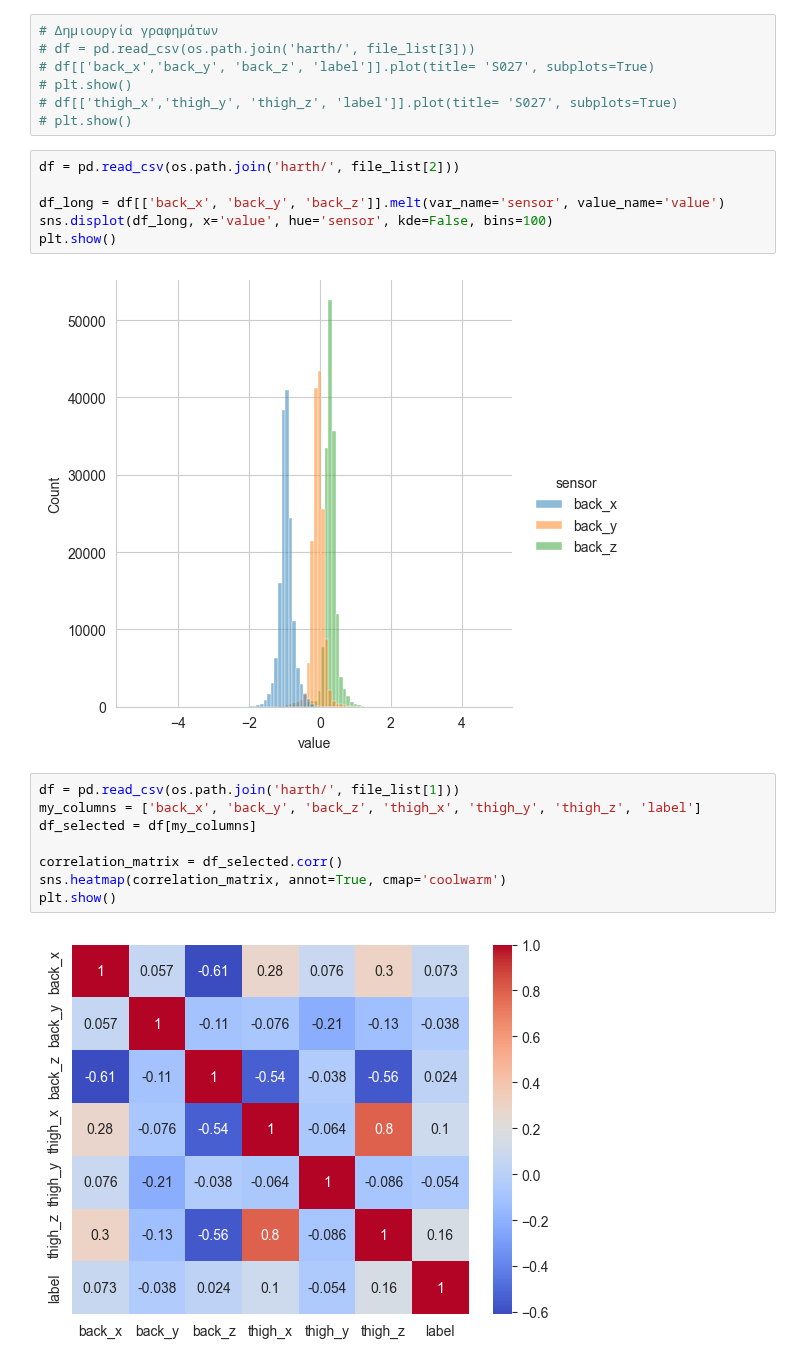
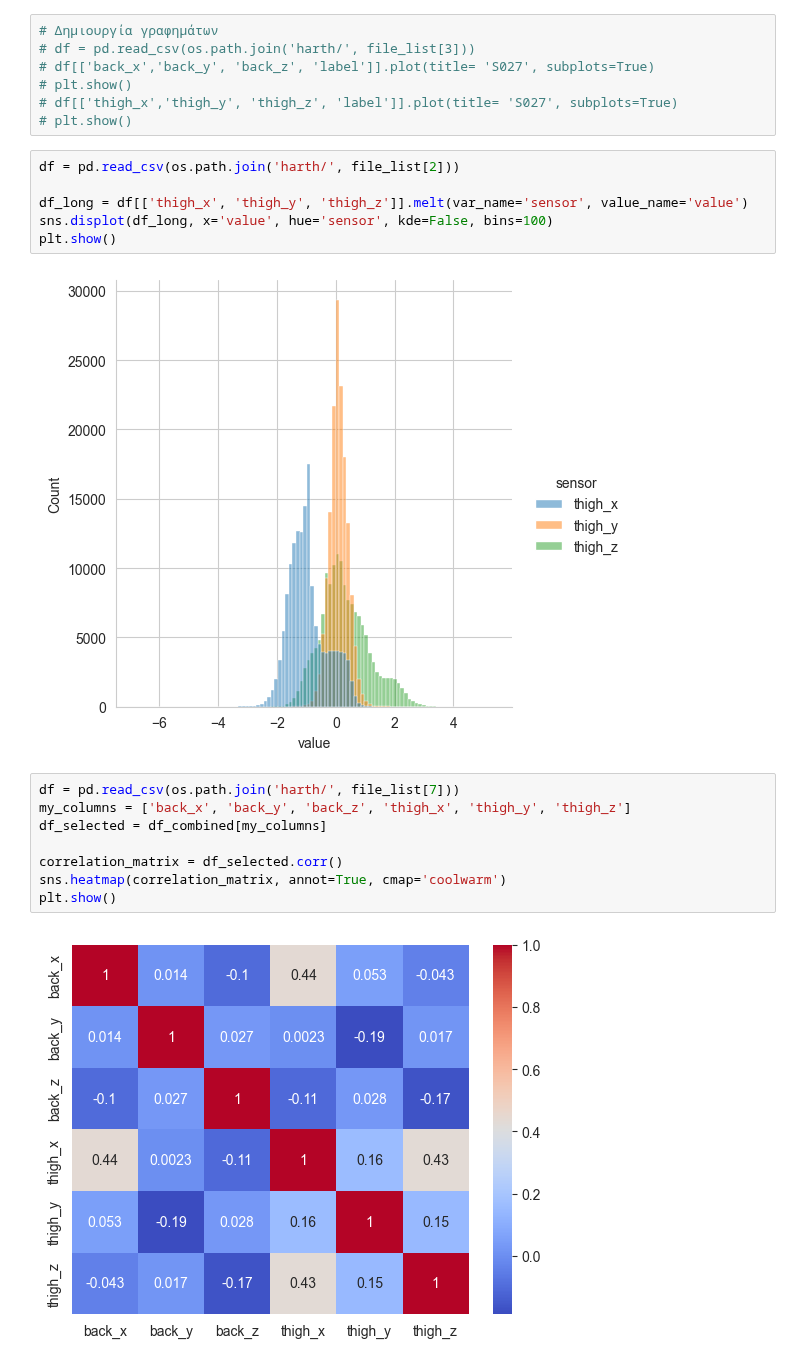
Before and after one commit to alex-xiarchos/ceid-DataMining, a Jupyter notebook: data_analysis.ipynb, the cells around one changed output. Drawn from its saved outputs; the diff is of its cells as text.

```diff
--- a/data_analysis.ipynb
+++ b/data_analysis.ipynb
@@ -60,18 +60,18 @@ df_combined = df_combined.drop('label', axis=1)
 # %%
 df = pd.read_csv(os.path.join('harth/', file_list[2]))
 
-df_long = df[['back_x', 'back_y', 'back_z']].melt(var_name='sensor', value_name='value')
+df_long = df[['thigh_x', 'thigh_y', 'thigh_z']].melt(var_name='sensor', value_name='value')
 sns.displot(df_long, x='value', hue='sensor', kde=False, bins=100)
 plt.show()
 # %% [output]
-[figure, old version]
+[figure, new version]
 # %%
-df = pd.read_csv(os.path.join('harth/', file_list[1]))
-my_columns = ['back_x', 'back_y', 'back_z', 'thigh_x', 'thigh_y', 'thigh_z', 'label']
-df_selected = df[my_columns]
+df = pd.read_csv(os.path.join('harth/', file_list[7]))
+my_columns = ['back_x', 'back_y', 'back_z', 'thigh_x', 'thigh_y', 'thigh_z']
+df_selected = df_combined[my_columns]
 
 correlation_matrix = df_selected.corr()
 sns.heatmap(correlation_matrix, annot=True, cmap='coolwarm')
 plt.show()
 # %% [output]
-[figure, old version]
+[figure, new version]
```
Also changed, not shown: 4 other files.
